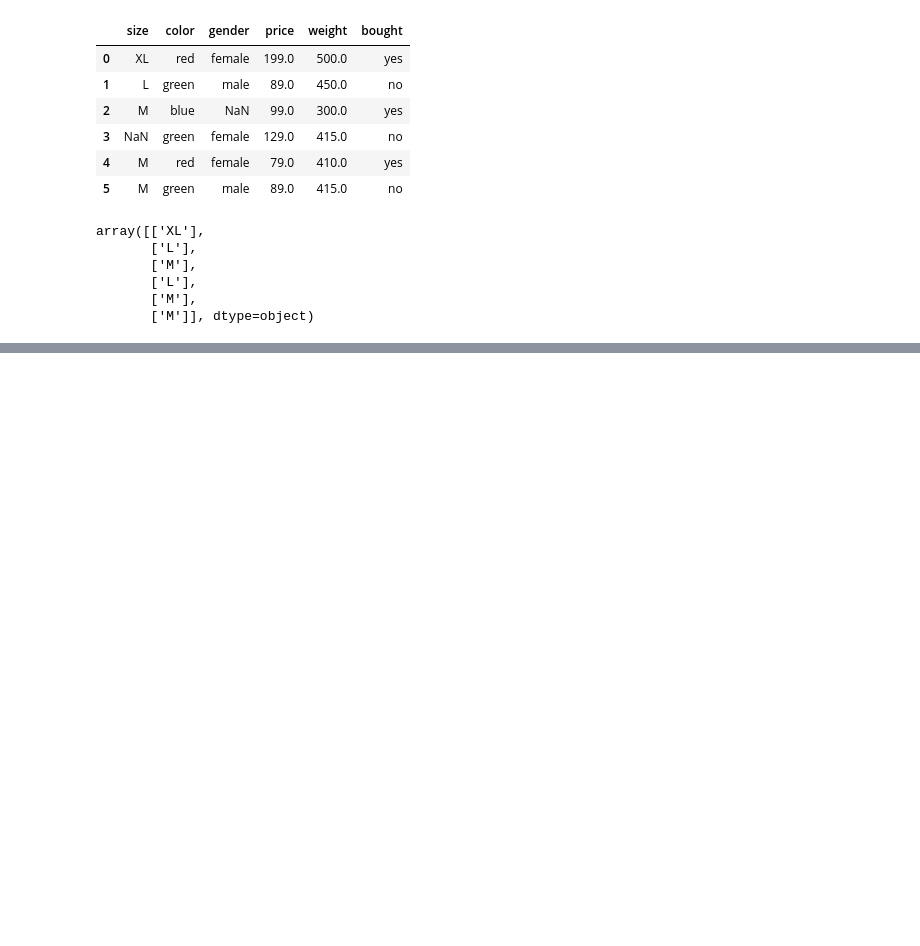
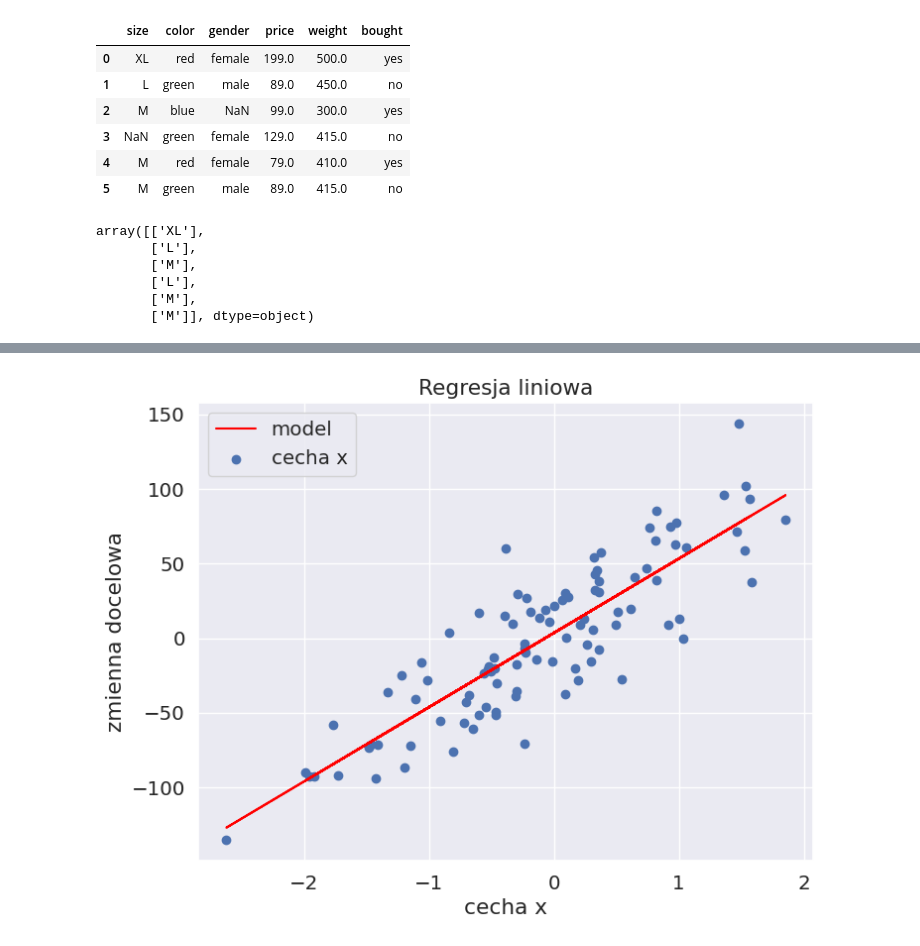
Before and after one commit to mrozik1141/Machine_Leaning, a Jupyter notebook: Machine_Learning_1.ipynb, the cells around one changed output, grey strips where cells are left out. Cells and saved outputs as stored; diff of their text form; code cells hidden in the pictures; blank space fills up the shorter version.

```diff
--- a/Machine_Learning_1.ipynb
+++ b/Machine_Learning_1.ipynb
@@ -209,0 +383,3 @@ array([['XL'],
+# %%
+y_pred=regressor.predict(data)
+y_pred
@@ -209,0 +394,11 @@ array([['XL'],
+# %%
+plt.figure(figsize=(8,6))
+plt.title("Regresja liniowa")
+plt.xlabel('cecha x')
+plt.ylabel('zmienna docelowa')
+plt.plot(data, y_pred, color='red', label='model')
+plt.scatter(data, target, label='cecha x')
+plt.legend()
+plt.show()
+# %% [output]
+[figure, added]
```
Also changed, not shown: parts of 20 cells of this notebook.
